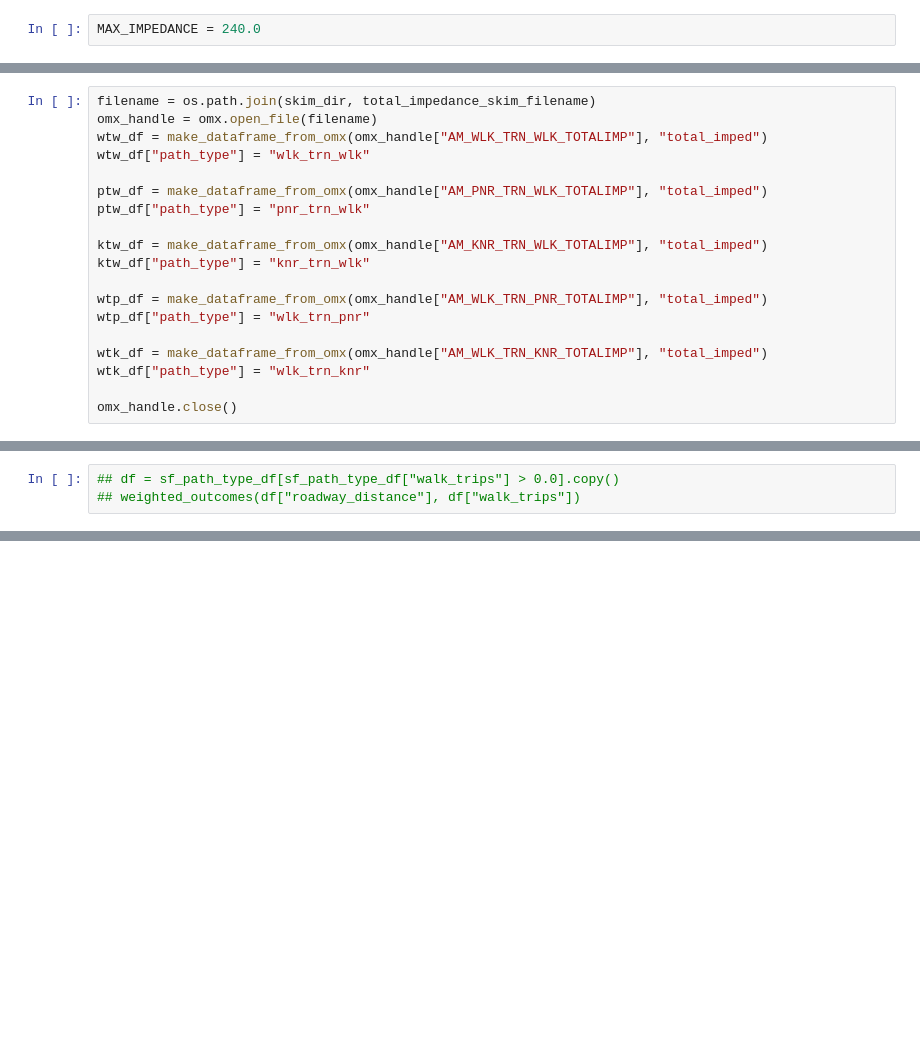
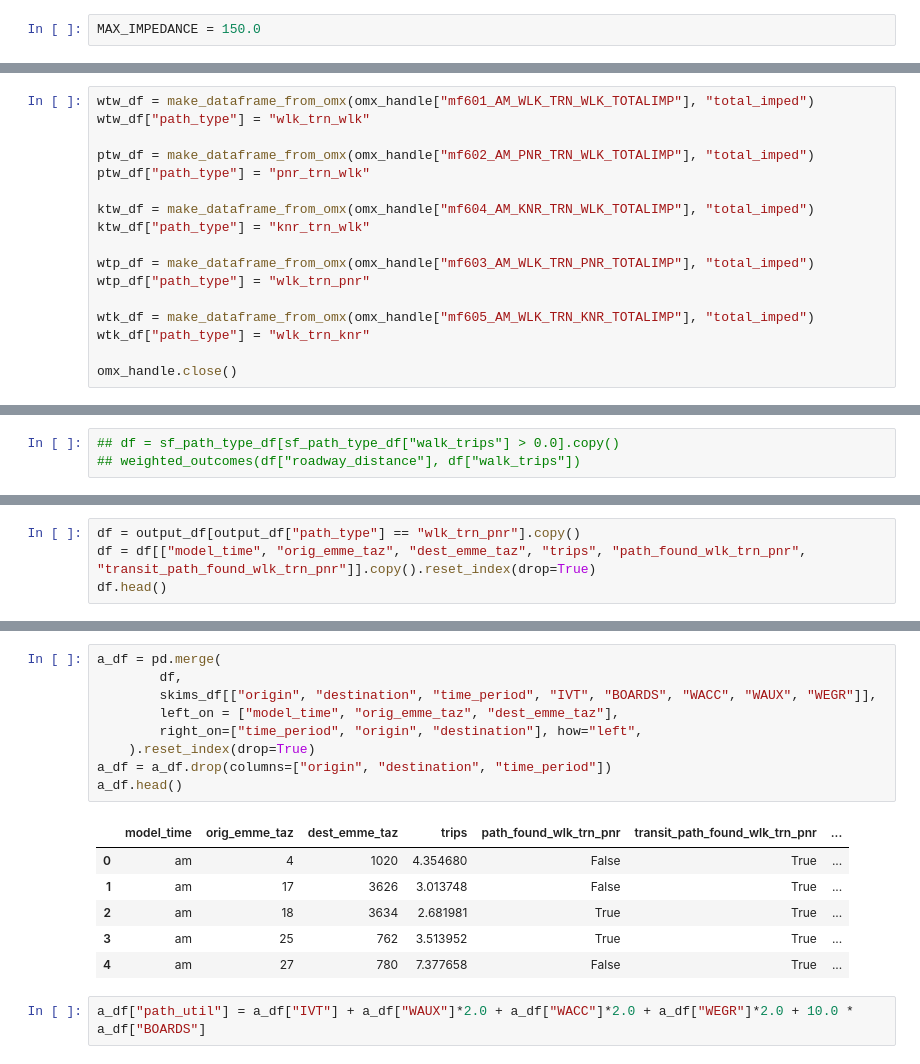
Before and after one commit to BayAreaMetro/tm2py, a Jupyter notebook: notebooks/on-board-assign-trim-observed-demand-for-congested.ipynb, the cells around one changed output, grey strips where cells are left out. Cells and saved outputs as stored; diff of their text form; blank space fills up the shorter version.

```diff
--- a/notebooks/on-board-assign-trim-observed-demand-for-congested.ipynb
+++ b/notebooks/on-board-assign-trim-observed-demand-for-congested.ipynb
@@ -18,7 +18,7 @@ output_demand_filename = "../examples/temp_on_board_assign/observed-demand-year-
 # %% [markdown]
 ### Parameters
 # %%
-MAX_IMPEDANCE = 240.0
+MAX_IMPEDANCE = 150.0
 # %% [markdown]
 ### Methods
 # %%
@@ -130,19 +140,17 @@ dtype: int64
 # %%
-filename = os.path.join(skim_dir, total_impedance_skim_filename)
-omx_handle = omx.open_file(filename)
-wtw_df = make_dataframe_from_omx(omx_handle["AM_WLK_TRN_WLK_TOTALIMP"], "total_imped")
+wtw_df = make_dataframe_from_omx(omx_handle["mf601_AM_WLK_TRN_WLK_TOTALIMP"], "total_imped")
 wtw_df["path_type"] = "wlk_trn_wlk"
 
-ptw_df = make_dataframe_from_omx(omx_handle["AM_PNR_TRN_WLK_TOTALIMP"], "total_imped")
+ptw_df = make_dataframe_from_omx(omx_handle["mf602_AM_PNR_TRN_WLK_TOTALIMP"], "total_imped")
 ptw_df["path_type"] = "pnr_trn_wlk"
 
-ktw_df = make_dataframe_from_omx(omx_handle["AM_KNR_TRN_WLK_TOTALIMP"], "total_imped")
+ktw_df = make_dataframe_from_omx(omx_handle["mf604_AM_KNR_TRN_WLK_TOTALIMP"], "total_imped")
 ktw_df["path_type"] = "knr_trn_wlk"
 
-wtp_df = make_dataframe_from_omx(omx_handle["AM_WLK_TRN_PNR_TOTALIMP"], "total_imped")
+wtp_df = make_dataframe_from_omx(omx_handle["mf603_AM_WLK_TRN_PNR_TOTALIMP"], "total_imped")
 wtp_df["path_type"] = "wlk_trn_pnr"
 
-wtk_df = make_dataframe_from_omx(omx_handle["AM_WLK_TRN_KNR_TOTALIMP"], "total_imped")
+wtk_df = make_dataframe_from_omx(omx_handle["mf605_AM_WLK_TRN_KNR_TOTALIMP"], "total_imped")
 wtk_df["path_type"] = "wlk_trn_knr"
 
 omx_handle.close()
@@ -303,0 +337,4 @@ dtype: float64
+# %%
+df = output_df[output_df["path_type"] == "wlk_trn_pnr"].copy()
+df = df[["model_time", "orig_emme_taz", "dest_emme_taz", "trips", "path_found_wlk_trn_pnr", "transit_path_found_wlk_trn_pnr"]].copy().reset_index(drop=True)
+df.head()
@@ -303,0 +348,18 @@ dtype: float64
+# %%
+a_df = pd.merge(
+        df,
+        skims_df[["origin", "destination", "time_period", "IVT", "BOARDS", "WACC", "WAUX", "WEGR"]],
+        left_on = ["model_time", "orig_emme_taz", "dest_emme_taz"],
+        right_on=["time_period", "origin", "destination"], how="left",
+    ).reset_index(drop=True)
+a_df = a_df.drop(columns=["origin", "destination", "time_period"])
+a_df.head()
+# %% [output]
+|  | model_time | orig_emme_taz | dest_emme_taz | trips | path_found_wlk_trn_pnr | transit_path_found_wlk_trn_pnr | ... |
+| 0 | am | 4 | 1020 | 4.354680 | False | True | ... |
+| 1 | am | 17 | 3626 | 3.013748 | False | True | ... |
+| 2 | am | 18 | 3634 | 2.681981 | True | True | ... |
+| 3 | am | 25 | 762 | 3.513952 | True | True | ... |
+| 4 | am | 27 | 780 | 7.377658 | False | True | ... |
+# %%
+a_df["path_util"] = a_df["IVT"] + a_df["WAUX"]*2.0 + a_df["WACC"]*2.0 + a_df["WEGR"]*2.0 + 10.0 * a_df["BOARDS"]
```
Also changed, not shown: parts of 14 cells of this notebook, 3 other files.
